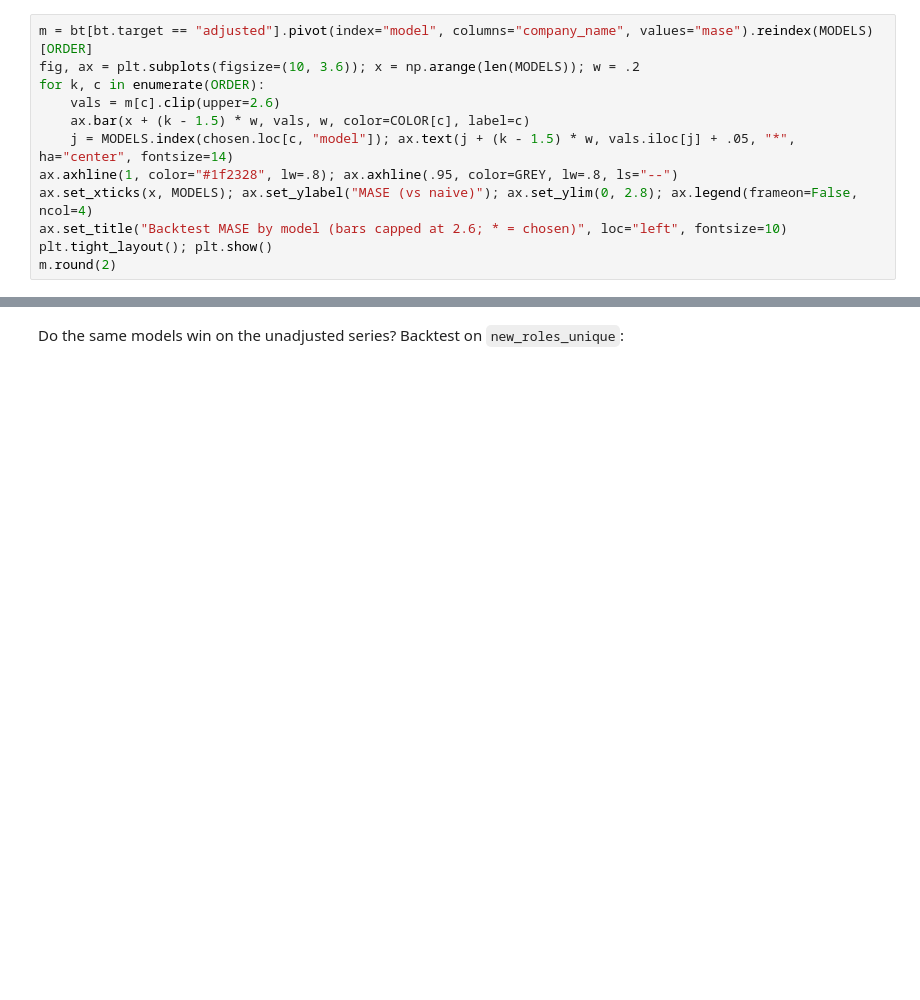
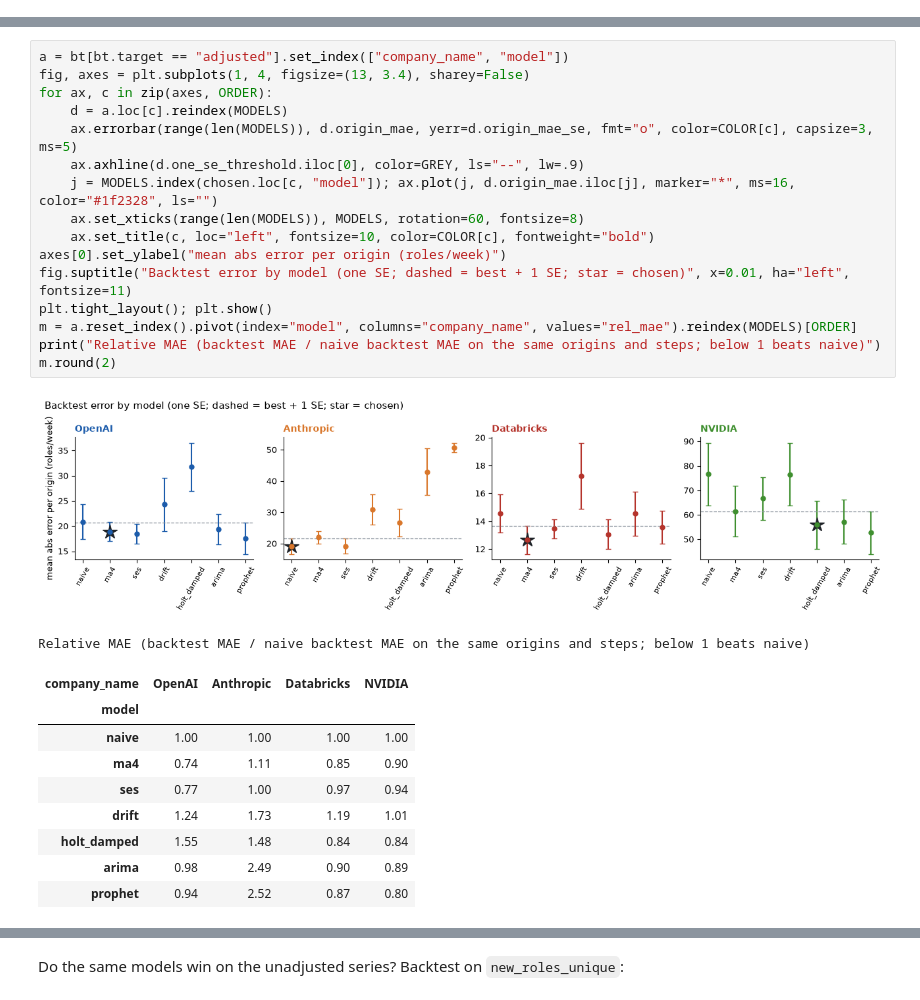
Before and after one commit to abdulhaquemohammed/competitor-demand-prediction, a Jupyter notebook: notebooks/07_forecasting.ipynb, the cells around one changed output, grey strips where cells are left out. Cells and saved outputs as stored; diff of their text form; blank space fills up the shorter version.

```diff
--- a/notebooks/07_forecasting.ipynb
+++ b/notebooks/07_forecasting.ipynb
@@ -57,12 +50,0 @@ Rolling origin, expanding window, first origin after 14 weeks, up to 8 weeks ahe
-# %%
-m = bt[bt.target == "adjusted"].pivot(index="model", columns="company_name", values="mase").reindex(MODELS)[ORDER]
-fig, ax = plt.subplots(figsize=(10, 3.6)); x = np.arange(len(MODELS)); w = .2
-for k, c in enumerate(ORDER):
-    vals = m[c].clip(upper=2.6)
-    ax.bar(x + (k - 1.5) * w, vals, w, color=COLOR[c], label=c)
-    j = MODELS.index(chosen.loc[c, "model"]); ax.text(j + (k - 1.5) * w, vals.iloc[j] + .05, "*", ha="center", fontsize=14)
-ax.axhline(1, color="#1f2328", lw=.8); ax.axhline(.95, color=GREY, lw=.8, ls="--")
-ax.set_xticks(x, MODELS); ax.set_ylabel("MASE (vs naive)"); ax.set_ylim(0, 2.8); ax.legend(frameon=False, ncol=4)
-ax.set_title("Backtest MASE by model (bars capped at 2.6; * = chosen)", loc="left", fontsize=10)
-plt.tight_layout(); plt.show()
-m.round(2)
@@ -81,0 +57,28 @@ m.round(2)
+# %%
+a = bt[bt.target == "adjusted"].set_index(["company_name", "model"])
+fig, axes = plt.subplots(1, 4, figsize=(13, 3.4), sharey=False)
+for ax, c in zip(axes, ORDER):
+    d = a.loc[c].reindex(MODELS)
+    ax.errorbar(range(len(MODELS)), d.origin_mae, yerr=d.origin_mae_se, fmt="o", color=COLOR[c], capsize=3, ms=5)
+    ax.axhline(d.one_se_threshold.iloc[0], color=GREY, ls="--", lw=.9)
+    j = MODELS.index(chosen.loc[c, "model"]); ax.plot(j, d.origin_mae.iloc[j], marker="*", ms=16, color="#1f2328", ls="")
+    ax.set_xticks(range(len(MODELS)), MODELS, rotation=60, fontsize=8)
+    ax.set_title(c, loc="left", fontsize=10, color=COLOR[c], fontweight="bold")
+axes[0].set_ylabel("mean abs error per origin (roles/week)")
+fig.suptitle("Backtest error by model (one SE; dashed = best + 1 SE; star = chosen)", x=0.01, ha="left", fontsize=11)
+plt.tight_layout(); plt.show()
+m = a.reset_index().pivot(index="model", columns="company_name", values="rel_mae").reindex(MODELS)[ORDER]
+print("Relative MAE (backtest MAE / naive backtest MAE on the same origins and steps; below 1 beats naive)")
+m.round(2)
+# %% [output]
+[figure, added]
+Relative MAE (backtest MAE / naive backtest MAE on the same origins and steps; below 1 beats naive)
+| company_name | OpenAI | Anthropic | Databricks | NVIDIA |
+| model |  |  |  |  |
+| naive | 1.00 | 1.00 | 1.00 | 1.00 |
+| ma4 | 0.74 | 1.11 | 0.85 | 0.90 |
+| ses | 0.77 | 1.00 | 0.97 | 0.94 |
+| drift | 1.24 | 1.73 | 1.19 | 1.01 |
+| holt_damped | 1.55 | 1.48 | 0.84 | 0.84 |
+| arima | 0.98 | 2.49 | 0.90 | 0.89 |
+| prophet | 0.94 | 2.52 | 0.87 | 0.80 |
```
Also changed, not shown: parts of 21 cells of this notebook, 7 other files.
